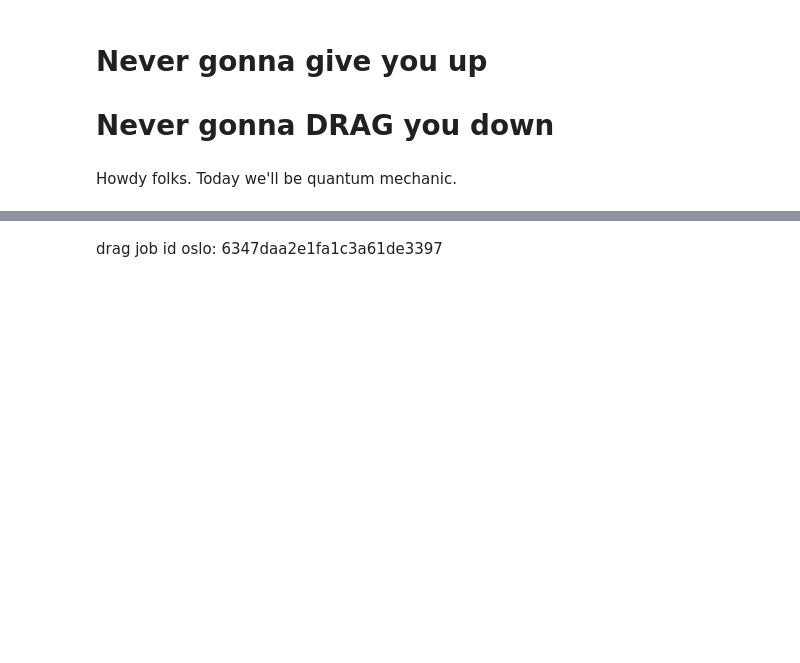
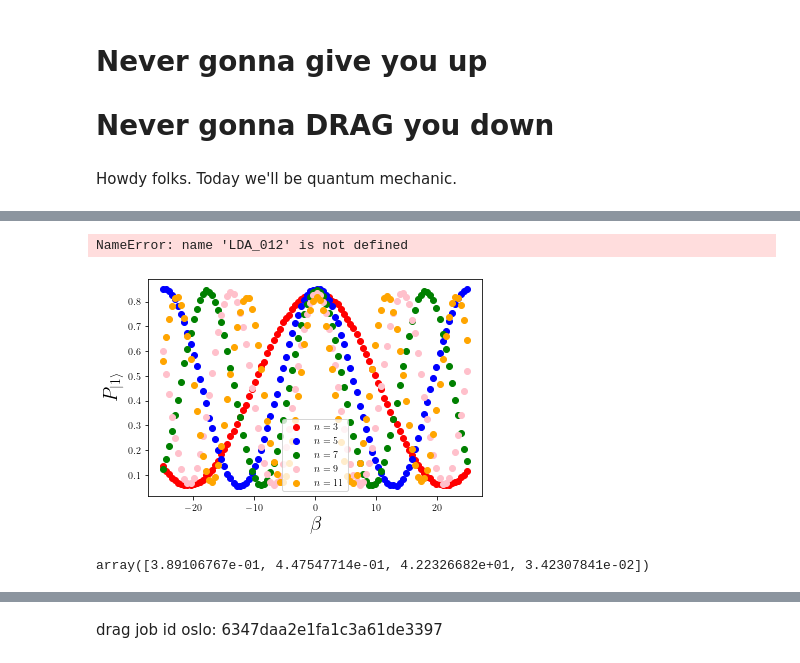
Before and after one commit to spham1611/PulsatingPulseLab, a Jupyter notebook: Pulses/DRAG N-site/Oslo/DRAG.ipynb, the cells around one changed output, grey strips where cells are left out. Saved outputs shown, nothing was run; the diff lists cells and outputs as text; code cells hidden in the pictures; blank space fills up the shorter version.

Commit message:
update DRAG N-site

```diff
--- a/Pulses/DRAG N-site/Oslo/DRAG.ipynb
+++ b/Pulses/DRAG N-site/Oslo/DRAG.ipynb
@@ -100,5 +167,0 @@ for i in exp_DRAG_circuits_n7:
-# %%
-drag_job = backend.run(exp_DRAG_circuits,
-                       meas_level=MeasLevel.KERNELED,
-                       meas_return=MeasReturnType.AVERAGE,
-                       shots=2**14)
@@ -109,0 +168,11 @@ print(drag_job.job_id())
+# %%
+drag_job_single = []
+drag_job_single_id = []
+for i in range(5):
+    drag_job = backend.run(exp_drag_circs(2*i + 3, drive_betas),
+                           meas_level=1,
+                           meas_return='single',
+                           shots=20000)
+    drag_job_single.append(drag_job)
+    drag_job_single_id.append(drag_job.job_id())
+drag_job_single_id
@@ -109,0 +192,28 @@ print(drag_job.job_id())
+# %%
+def get_population(job_id, discriminator):
+    drag_job = backend.retrieve_job(job_id)
+    print('getting population from', job_id)
+    drag_values = count(drag_job, discriminator)
+    return [[val['0']/20000, val['1']/20000, val['2']/20000] for val in drag_values]
+# %%
+job_ids = ['6357f5ba1ff36453147496cc',
+           '6357f5bd3bcead4fee5ea9ad',
+           '6357f5c07a93ee2b5ee249cd',
+           '6357f5c37a93ee2231e249cf',
+           '6357f5c5333aebf44789eb9b']
+colors = ['red', 'blue', 'green']
+population = [get_population(id, LDA_012) for id in job_ids]
+# %% [output]
+NameError: name 'LDA_012' is not defined
+# %%
+colors = ['red', 'blue', 'green', 'pink', 'orange']
+plt.rcParams['text.usetex'] = True
+for i in range(5):
+    plt.scatter(drive_betas, [exp[1] for exp in population[i]], marker='o', linestyle='-', color= colors[i])
+plt.legend([f'$n = {2*i + 3}$' for i in range(5)], fontsize = 10)
+# plt.xlim(20, 40)
+plt.xlabel('$\\beta$', fontsize = 20)
+plt.ylabel('$P_{|1\\rangle}$', fontsize = 20)
+plt.savefig('drag01_results.pdf')
+# %% [output]
+[figure, added]
@@ -109,0 +239,4 @@ print(drag_job.job_id())
+# %%
+params[0]
+# %% [output]
+array([3.89106767e-01, 4.47547714e-01, 4.22326682e+01, 3.42307841e-02])
```
Also changed, not shown: parts of 25 cells of this notebook, 27 other files.
